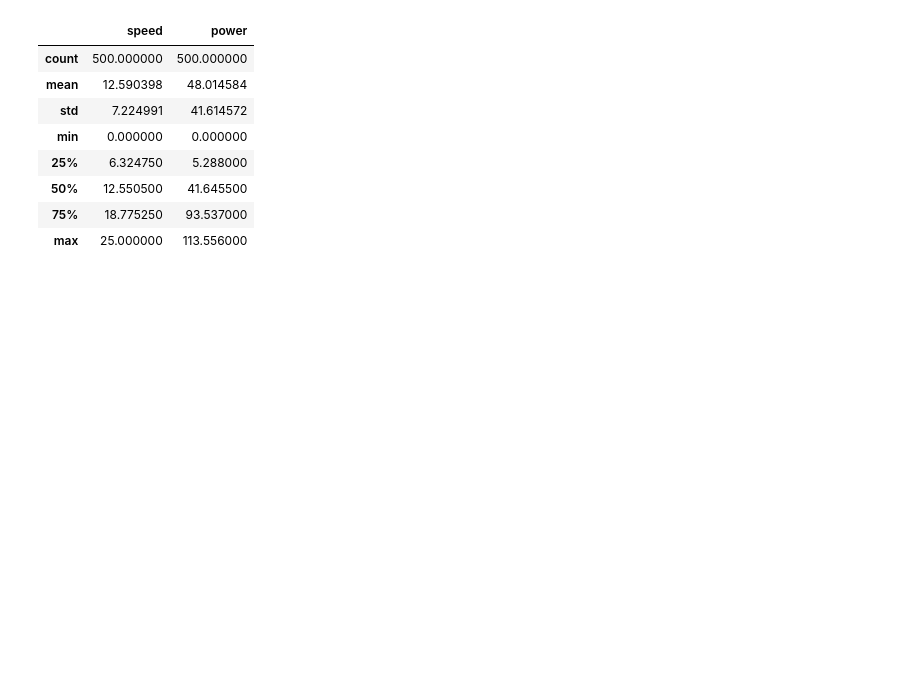
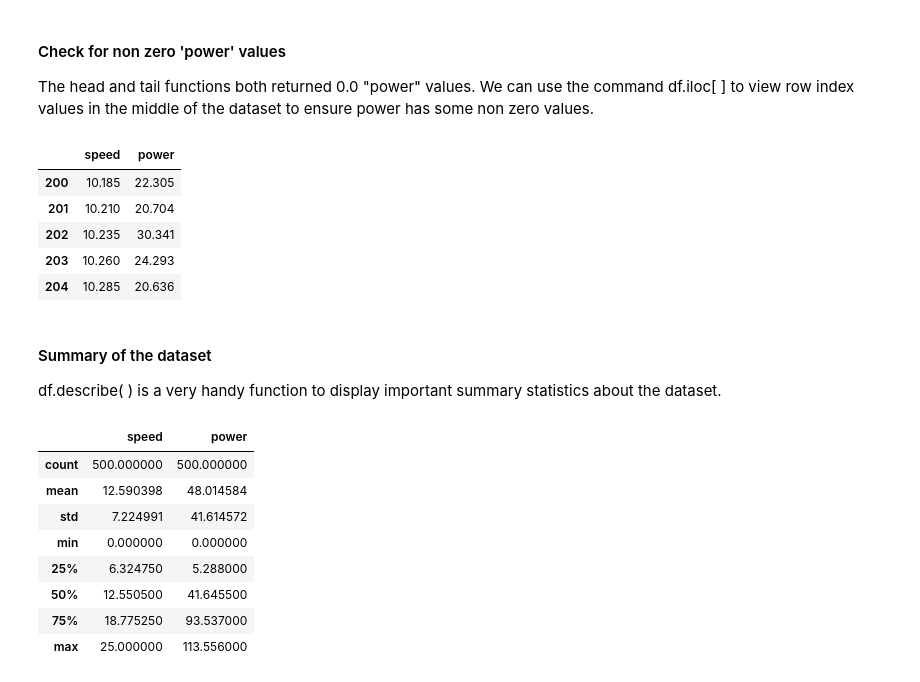
Before and after one commit to killfoley/fundamentalsofDA_project, a Jupyter notebook: Project.ipynb, the cells around one changed output. Saved outputs shown, nothing was run; the diff lists cells and outputs as text; code cells hidden in the pictures; blank space fills up the shorter version.

```diff
--- a/Project.ipynb
+++ b/Project.ipynb
@@ -26 +35,16 @@ df
+# %% [markdown]
+#### Check for non zero 'power' values
+The head and tail functions both returned 0.0 "power" values. We can use the command df.iloc[ ] to view row index values in the middle of the dataset to ensure power has some non zero values.
+# %%
+dfpower.iloc[200:205]
+# %% [output]
+|  | speed | power |
+| 200 | 10.185 | 22.305 |
+| 201 | 10.210 | 20.704 |
+| 202 | 10.235 | 30.341 |
+| 203 | 10.260 | 24.293 |
+| 204 | 10.285 | 20.636 |
+# %% [markdown]
+#### Summary of the dataset
+df.describe( ) is a very handy function to display important summary statistics about the dataset.
 # %%
```
Also changed, not shown: parts of 11 cells of this notebook.
